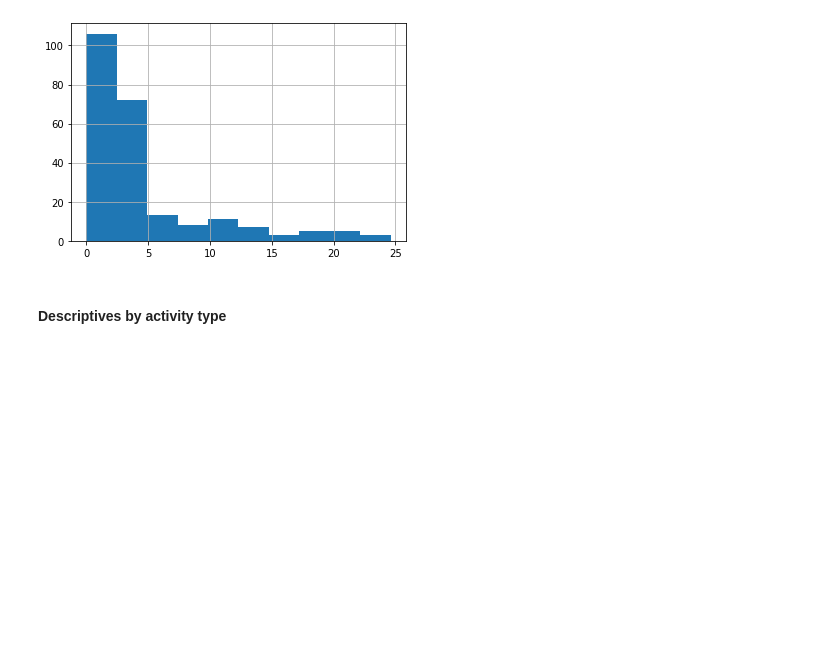
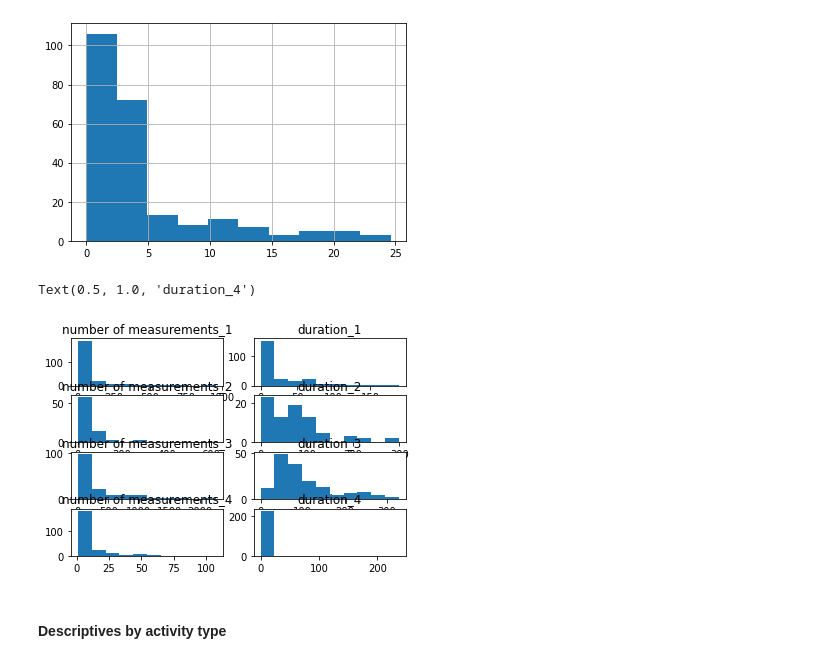
Before and after one commit to ym-pett/motiondetection, a Jupyter notebook: notebooks/descriptive_statistics.ipynb, the cells around one changed output. Saved outputs shown, nothing was run; the diff lists cells and outputs as text; code cells hidden in the pictures; blank space fills up the shorter version.

Commit message:
commiting traincrash plots

```diff
--- a/notebooks/descriptive_statistics.ipynb
+++ b/notebooks/descriptive_statistics.ipynb
@@ -180,6 +180,48 @@ seq_df[seq_df['activity_type'] == 1]['sampling_ratio'].hist()
 # %% [output]
 <AxesSubplot:>
 [figure]
+# %%
+fig, axs = plt.subplots(4,2)
+
+axs[0,0].hist(seq_df[seq_df['activity_type'] == 1]['number_of_measurements'])
+axs[0,0].set_title('number of measurements_{}'.format('1'))
+
+axs[1,0].hist(seq_df[seq_df['activity_type'] == 2]['number_of_measurements'])
+axs[1,0].set_title('number of measurements_{}'.format('2'))
+
+axs[2,0].hist(seq_df[seq_df['activity_type'] == 3]['number_of_measurements'])
+axs[2,0].set_title('number of measurements_{}'.format('3'))
+
+axs[3,0].hist(seq_df[seq_df['activity_type'] == 4]['number_of_measurements'])
+axs[3,0].set_title('number of measurements_{}'.format('4'))
+
+# second column
+
+axs[0,1].hist(seq_df[seq_df['activity_type'] == 1]['duration'])
+axs[0,1].set_title('duration_{}'.format('1'))
+
+axs[1,1].hist(seq_df[seq_df['activity_type'] == 2]['duration'])
+axs[1,1].set_title('duration_{}'.format('2'))
+
+axs[2,1].hist(seq_df[seq_df['activity_type'] == 3]['duration'])
+axs[2,1].set_title('duration_{}'.format('3'))
+
+axs[3,1].hist(seq_df[seq_df['activity_type'] == 4]['duration'])
+axs[3,1].set_title('duration_{}'.format('4'))
+
+
+
+# axs[0, 0].plot(x, y)
+# axs[0, 0].set_title('Axis [0, 0]')
+# axs[0, 1].plot(x, y, 'tab:orange')
+# axs[0, 1].set_title('Axis [0, 1]')
+# axs[1, 0].plot(x, -y, 'tab:green')
+# axs[1, 0].set_title('Axis [1, 0]')
+# axs[1, 1].plot(x, -y, 'tab:red')
+# axs[1, 1].set_title('Axis [1, 1]')
+# %% [output]
+Text(0.5, 1.0, 'duration_4')
+[figure, added]
 # %% [markdown]
 #### Descriptives by activity type
 # %%
```
